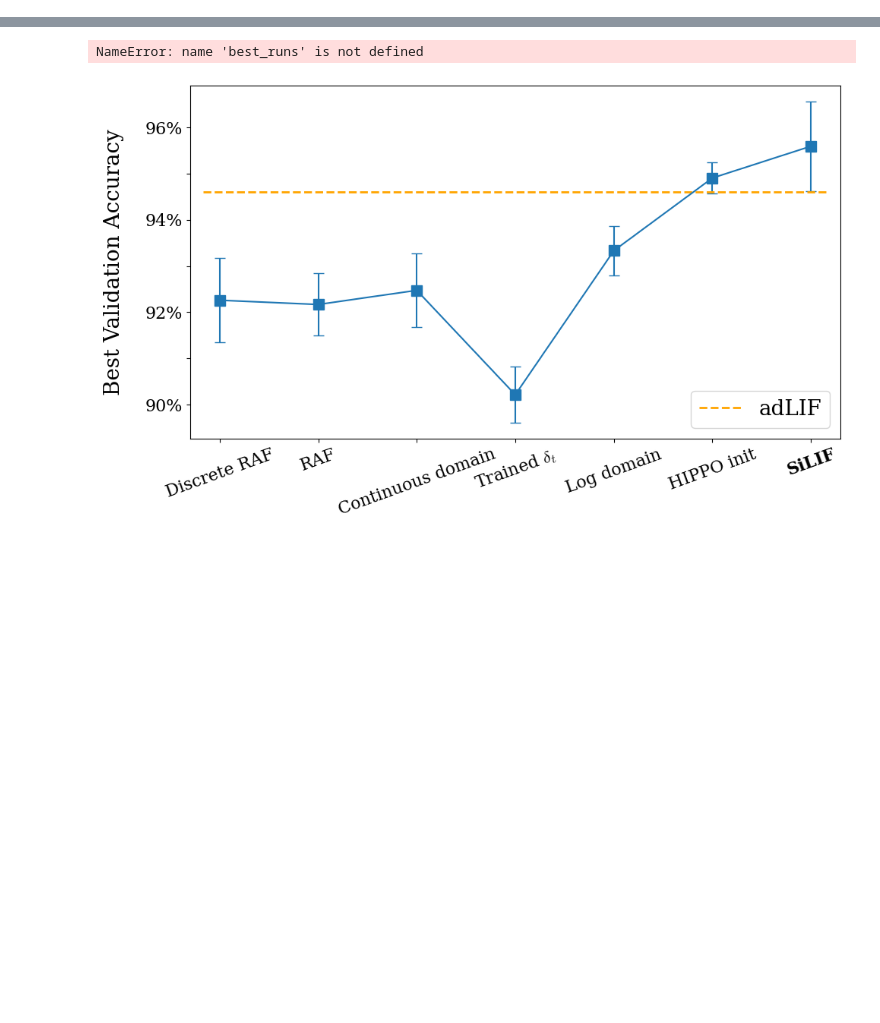
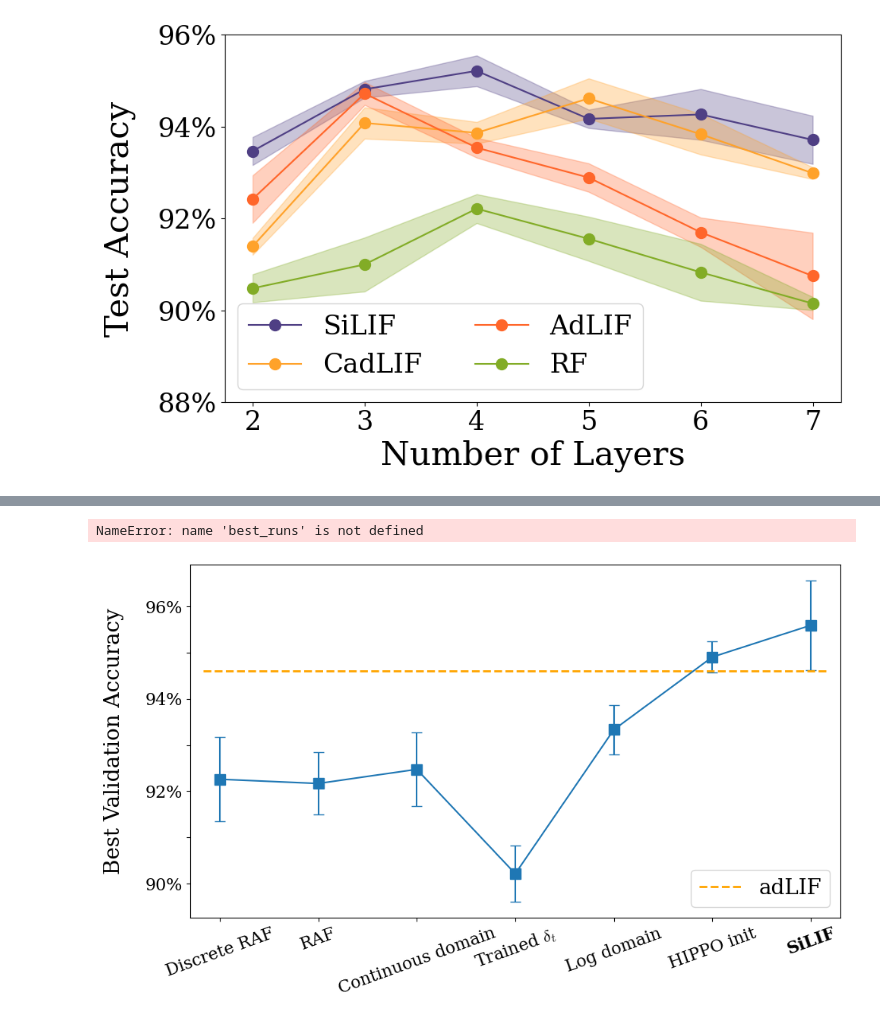
Before and after one commit to Lr0b0t/S3, a Jupyter notebook: Wandb_analysis/wandb_depth.ipynb, the cells around one changed output, grey strips where cells are left out. Cells and saved outputs as stored; diff of their text form; code cells hidden in the pictures; blank space fills up the shorter version.

```diff
--- a/Wandb_analysis/wandb_depth.ipynb
+++ b/Wandb_analysis/wandb_depth.ipynb
@@ -189,3 +187,52 @@ for model in data:
+# %%
+X_axis = 'n_layers'
+X_axis_name = 'Number of Layers'
+
+colors = {'AdLIF':'#FF662A',
+'CadLIF':'#FFA22A',
+'RF':'#82AC26',
+'SiLIF':'#4F3F84'}
+
+fontsize=30
+labelsize = 24
+
+# plt.rcParams['text.usetex'] = False  # Use Matplotlib's built-in math text rendering
+# plt.rcParams['font.family'] = 'serif'  # Use a serif font to emulate LaTeX style
+
+
+# Plotting the Hidden Units Results
+plt.figure(figsize=(10, 6))
+for i, model in enumerate(final_layers_data):
+    df_final = final_layers_data[model]
+    x_values = range(len(df_final[X_axis]))
+    plt.plot(x_values, df_final['best_valid_acc_mean'], marker='o', markersize=10, color=colors[model] , label=model)
+    plt.fill_between(x_values, df_final['lower_band'], df_final['upper_band'], color=colors[model], alpha=0.3)
+
+
+
+plt.xticks(ticks=x_values, labels=df_final[X_axis], fontsize=labelsize)
+
+plt.ylim(0.88, 0.96)
+
+# Increase size of tick labels
+plt.tick_params(axis='both', which='major', labelsize=labelsize)
+
+plt.xlabel(X_axis_name, fontsize=fontsize)
+plt.ylabel('Test Accuracy', fontsize=fontsize, labelpad=20)
+
+plt.gca().yaxis.set_major_formatter(plt.FuncFormatter(lambda y, _: '{:.0%}'.format(y) if int(y * 100) % 2 == 0 else ''))
+
+# plt.title('LIFcomplex vs RadLIF comparison over Hidden Units')
+# plt.grid(True)
+plt.legend(fontsize=labelsize, ncol=2)
+
+# plt.tight_layout()
+
+plt.savefig("depth_sweep.pdf", format='pdf', bbox_inches='tight')  # Save as PDF with tight bounding box
+
+plt.show()
+# %% [output]
+[figure, added]
 # %%
 X_axis = 'n_hiddens'
 X_axis_name = 'Number of hidden units'
```
Also changed, not shown: parts of 11 cells of this notebook, 5 other files.
